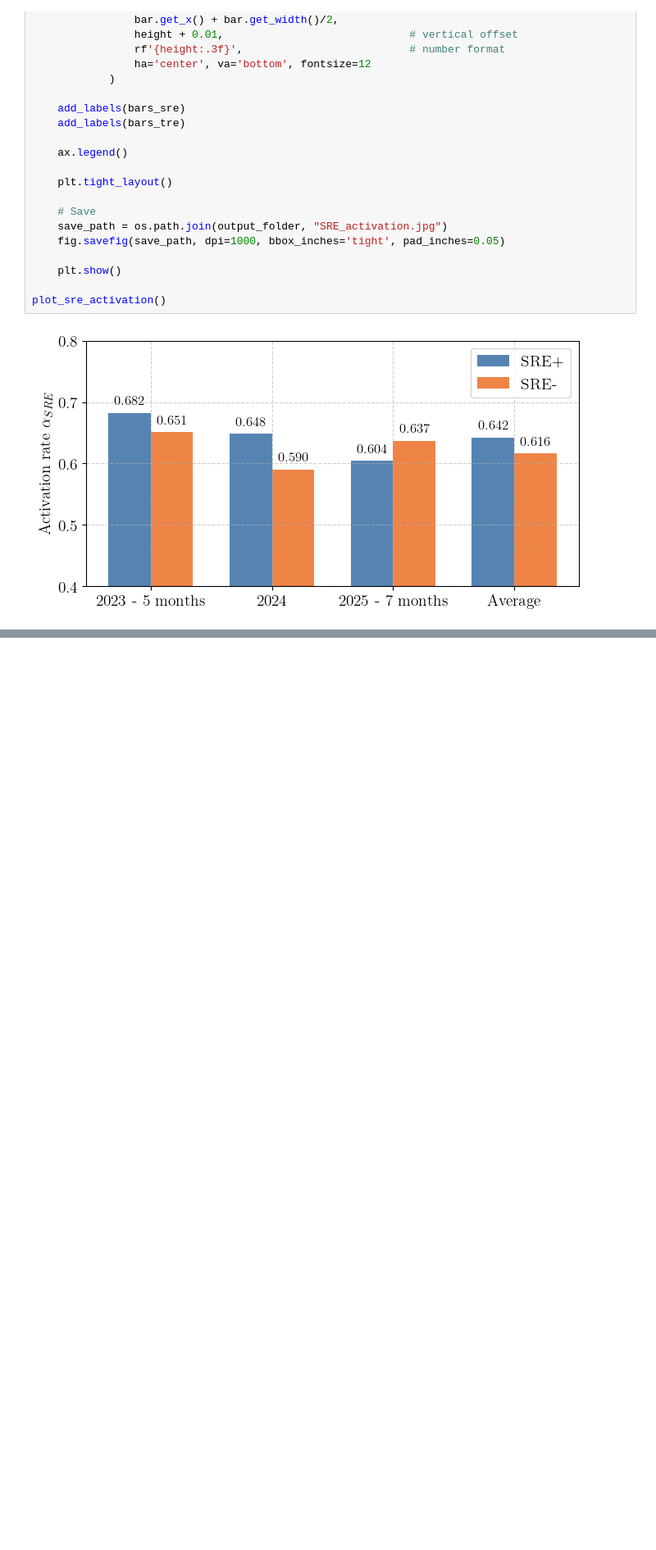
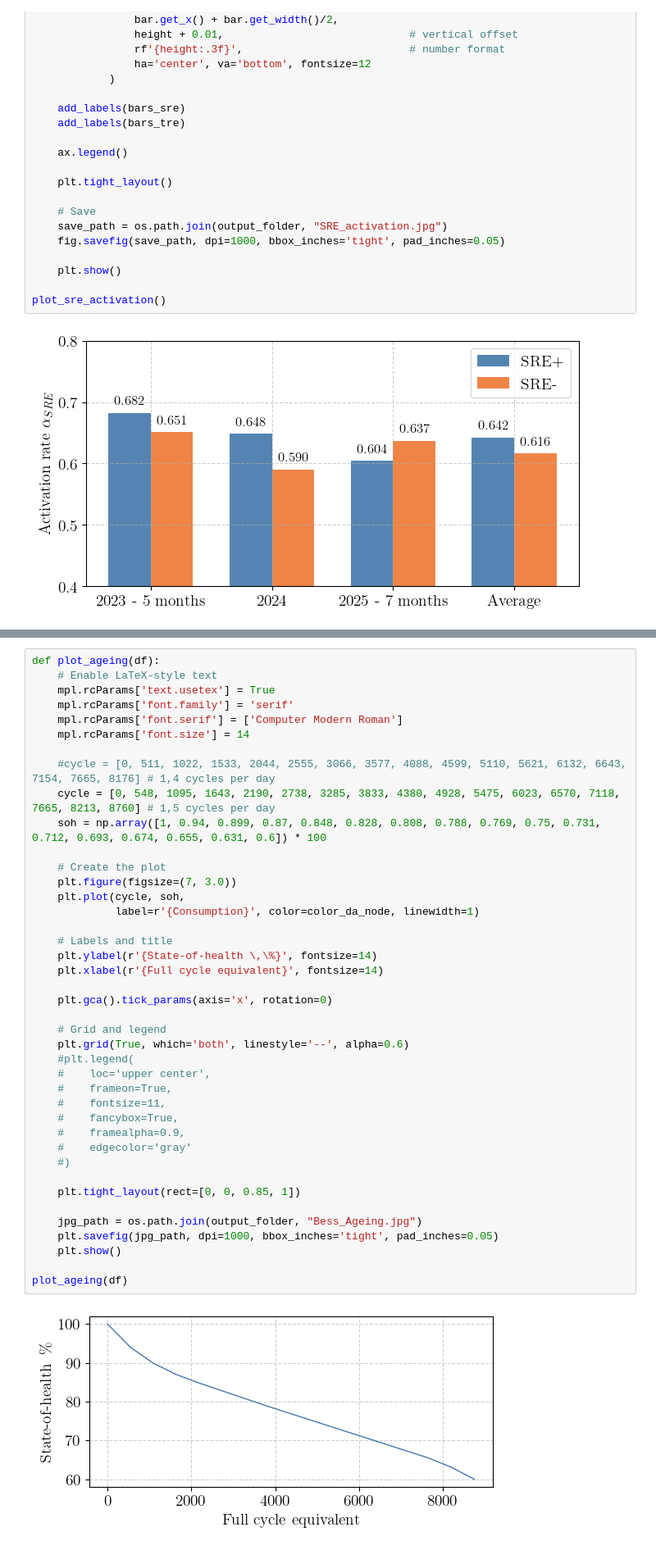
Before and after one commit to JWallimann/Report_Plottings, a Jupyter notebook: FCR_Analysis_Plots.ipynb, the cells around one changed output, grey strips where cells are left out. Shown at 82% size. Saved outputs shown, nothing was run; the diff lists cells and outputs as text; blank space fills up the shorter version.

```diff
--- a/FCR_Analysis_Plots.ipynb
+++ b/FCR_Analysis_Plots.ipynb
@@ -519,0 +586,43 @@ plot_hpfc_variables()
+# %%
+def plot_ageing(df):
+    # Enable LaTeX-style text
+    mpl.rcParams['text.usetex'] = True
+    mpl.rcParams['font.family'] = 'serif'
+    mpl.rcParams['font.serif'] = ['Computer Modern Roman']
+    mpl.rcParams['font.size'] = 14
+
+    #cycle = [0, 511, 1022, 1533, 2044, 2555, 3066, 3577, 4088, 4599, 5110, 5621, 6132, 6643, 7154, 7665, 8176] # 1,4 cycles per day
+    cycle = [0, 548, 1095, 1643, 2190, 2738, 3285, 3833, 4380, 4928, 5475, 6023, 6570, 7118, 7665, 8213, 8760] # 1,5 cycles per day
+    soh = np.array([1, 0.94, 0.899, 0.87, 0.848, 0.828, 0.808, 0.788, 0.769, 0.75, 0.731, 0.712, 0.693, 0.674, 0.655, 0.631, 0.6]) * 100
+
+    # Create the plot
+    plt.figure(figsize=(7, 3.0))
+    plt.plot(cycle, soh,
+             label=r'{Consumption}', color=color_da_node, linewidth=1)
+
+    # Labels and title
+    plt.ylabel(r'{State-of-health \,\%}', fontsize=14)
+    plt.xlabel(r'{Full cycle equivalent}', fontsize=14)
+
+    plt.gca().tick_params(axis='x', rotation=0)
+
+    # Grid and legend
+    plt.grid(True, which='both', linestyle='--', alpha=0.6)
+    #plt.legend(
+    #    loc='upper center',
+    #    frameon=True,
+    #    fontsize=11,
+    #    fancybox=True,
+    #    framealpha=0.9,
+    #    edgecolor='gray'
+    #)
+
+    plt.tight_layout(rect=[0, 0, 0.85, 1])
+
+    jpg_path = os.path.join(output_folder, "Bess_Ageing.jpg")
+    plt.savefig(jpg_path, dpi=1000, bbox_inches='tight', pad_inches=0.05)
+    plt.show()
+
+plot_ageing(df)
+# %% [output]
+[figure, added]
```
Also changed, not shown: parts of 4 cells of this notebook, 11 other files.
